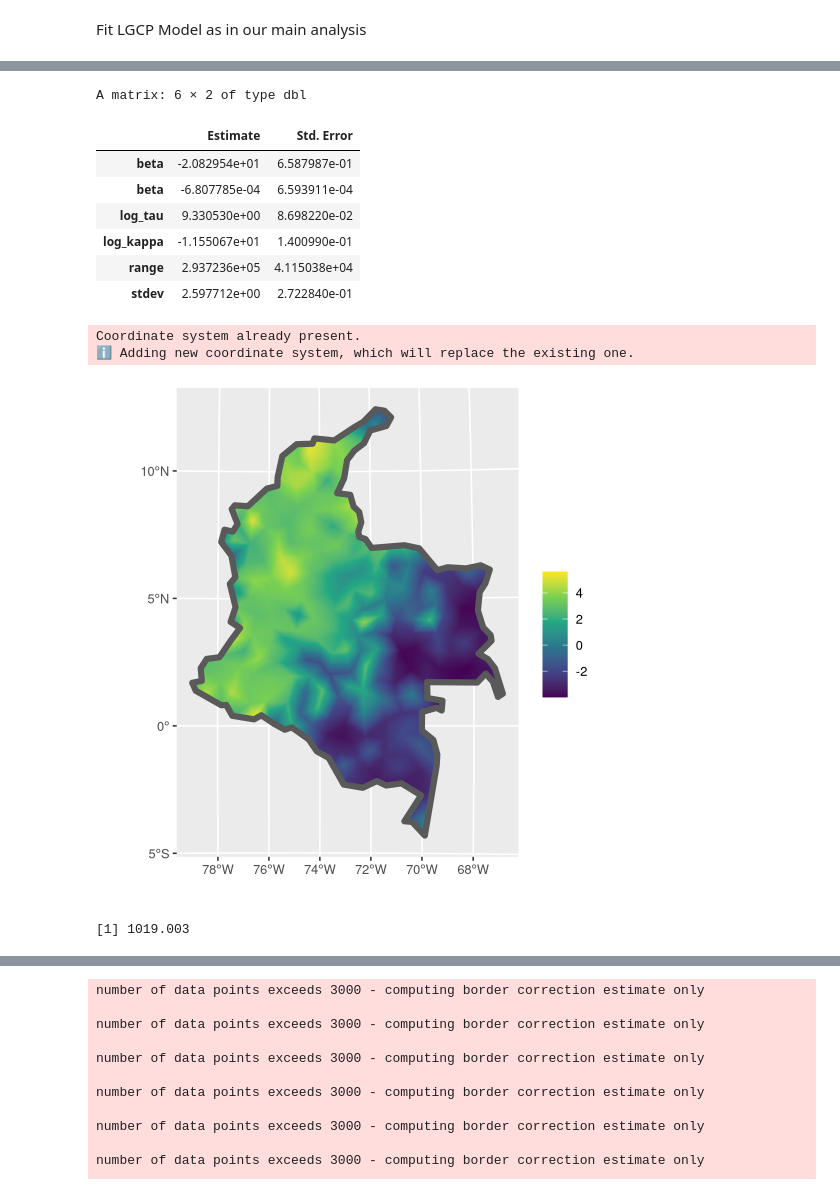
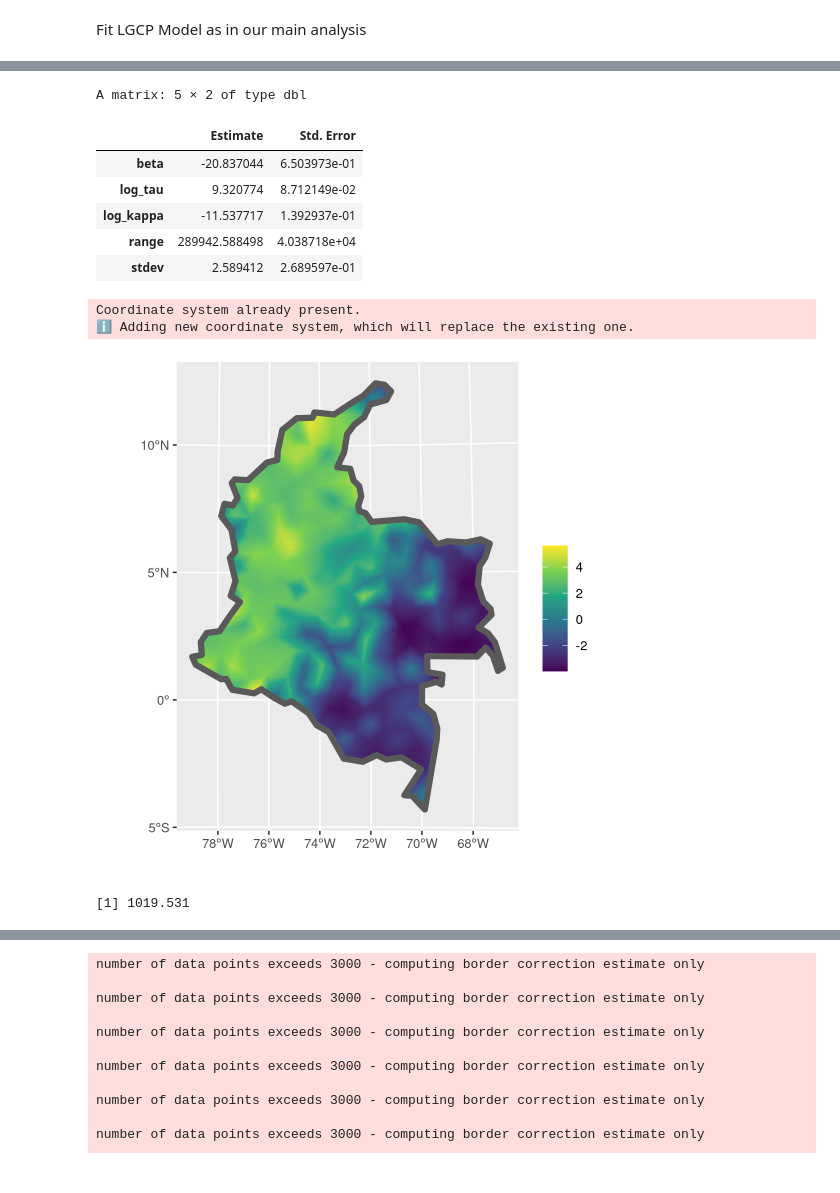
Before and after one commit to ElisavetPappa/col-conflict-sv, a Jupyter notebook: Pappa_et_al_EntireConflict_RobustSensAnalyses.ipynb, the cells around one changed output, grey strips where cells are left out. Drawn from its saved outputs; the diff is of its cells as text; code cells hidden in the pictures.

```diff
--- a/Pappa_et_al_EntireConflict_RobustSensAnalyses.ipynb
+++ b/Pappa_et_al_EntireConflict_RobustSensAnalyses.ipynb
@@ -189,8 +171,6 @@ combined_data$EventType <- as.factor(combined_data$EventType)
 # Convert to numeric time (e.g., for some Hawkes models)
 combined_data$Timestamp <- as.numeric(combined_data$Date)
 
-# Convert to spatial point pattern (longitude & latitude as spatial features)
-
 # Define observation window (bounding box for spatial analysis)
 W <- owin(xrange = c(min(combined_data$longitud), max(combined_data$longitud)),
           yrange = c(min(combined_data$latitud), max(combined_data$latitud)))
@@ -233,6 +213,14 @@ combined_data_sf$Year <- format(combined_data_sf$DateString, "%Y")
 # Convert year to numeric
 combined_data_sf$Year <- as.numeric(combined_data_sf$Year)
 
+# Filter for dates from 1964-05-27 into a new dataframe for entire conflict to use for generating mesh nodes
+combined_data_sf_entire_conflict <- combined_data_sf %>%
+  filter(DateString >= as.Date("1964-05-27"))
+
+# Only keep sexual violence events
+SV_combined_data_sf_entire_conflict <- combined_data_sf_entire_conflict %>%
+  filter(EventType == "VS")
+
 # Filter for dates from 1964-05-27 onwards
 combined_data_sf_entire_conflict <- combined_data_sf %>%
   filter(DateString >= as.Date("1964-05-27"))
@@ -428,8 +406,8 @@ covariate_matrix[is.na(covariate_matrix[,1]), 1] <- 1e-6
 fit_spatial_02 <- fit_lgcp(locs = locs,
                         sf = colombia_utm,
                         smesh = smesh,
-                        covariates = covariate_matrix,
-                        parameters = list(beta = c(0, 0),
+                        #covariates = covariate_matrix,
+                        parameters = list(beta = c(0),
                                           log_tau = log(1),
                                           log_kappa = log(1)))
 get_coefs(fit_spatial_02)
@@ -443,11 +419,10 @@ Warning message in stats::nlminb(obj$par, obj$fn, obj$gr, control = list(trace =
-A matrix: 6 × 2 of type dbl
+A matrix: 5 × 2 of type dbl
 |  | Estimate | Std. Error |
-| beta | -2.082954e+01 | 6.587987e-01 |
-| beta | -6.807785e-04 | 6.593911e-04 |
-| log_tau | 9.330530e+00 | 8.698220e-02 |
-| log_kappa | -1.155067e+01 | 1.400990e-01 |
-| range | 2.937236e+05 | 4.115038e+04 |
-| stdev | 2.597712e+00 | 2.722840e-01 |
+| beta | -20.837044 | 6.503973e-01 |
+| log_tau | 9.320774 | 8.712149e-02 |
+| log_kappa | -11.537717 | 1.392937e-01 |
+| range | 289942.588498 | 4.038718e+04 |
+| stdev | 2.589412 | 2.689597e-01 |
 Coordinate system already present.
 ℹ Adding new coordinate system, which will replace the existing one.
 [figure]
@@ -455,7 +430,7 @@ Coordinate system already present.
 ## likelihood
 fit_spatial_02$objective
 # %% [output]
-[1] 1019.003
+[1] 1019.531
 # %%
 ## for hyperpar priors
 diameter <- as.numeric(
```
Also changed, not shown: parts of 9 cells of this notebook, 1 other file.
